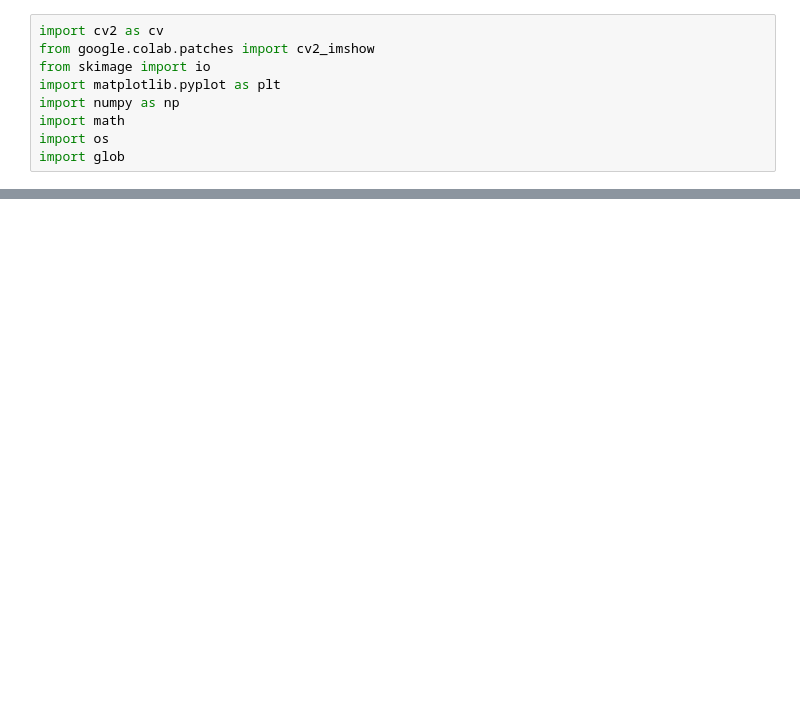
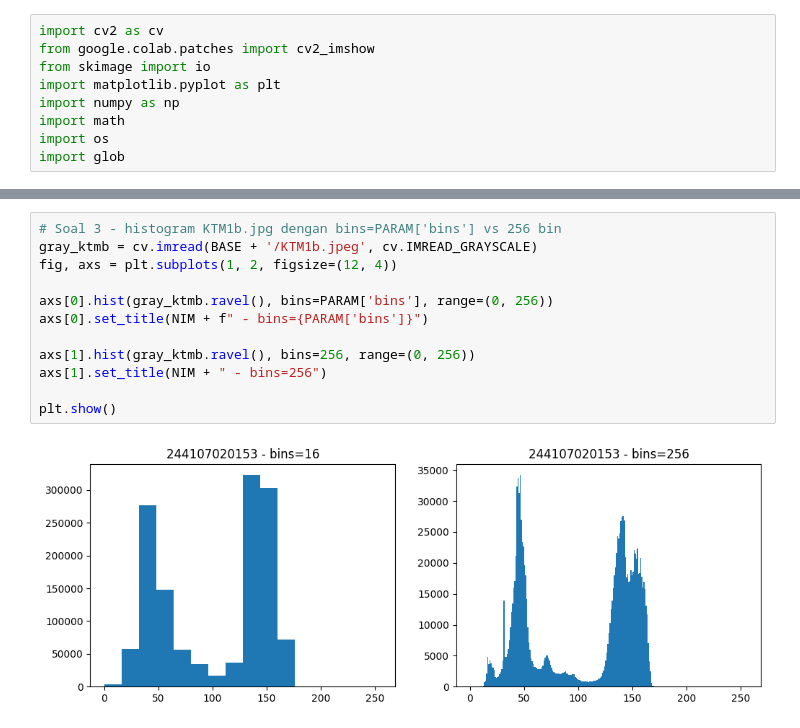
Before and after one commit to rsyadipras/PCVK_Ganjil2026, a Jupyter notebook: Week5_21.ipynb, the cells around one changed output, grey strips where cells are left out. Saved outputs shown, nothing was run; the diff lists cells and outputs as text; blank space fills up the shorter version.

```diff
--- a/Week5_21.ipynb
+++ b/Week5_21.ipynb
@@ -55,0 +154,14 @@ import glob
+# %%
+# Soal 3 - histogram KTM1b.jpg dengan bins=PARAM['bins'] vs 256 bin
+gray_ktmb = cv.imread(BASE + '/KTM1b.jpeg', cv.IMREAD_GRAYSCALE)
+fig, axs = plt.subplots(1, 2, figsize=(12, 4))
+
+axs[0].hist(gray_ktmb.ravel(), bins=PARAM['bins'], range=(0, 256))
+axs[0].set_title(NIM + f" - bins={PARAM['bins']}")
+
+axs[1].hist(gray_ktmb.ravel(), bins=256, range=(0, 256))
+axs[1].set_title(NIM + " - bins=256")
+
+plt.show()
+# %% [output]
+[figure, added]
```
Also changed, not shown: parts of 9 cells of this notebook.
